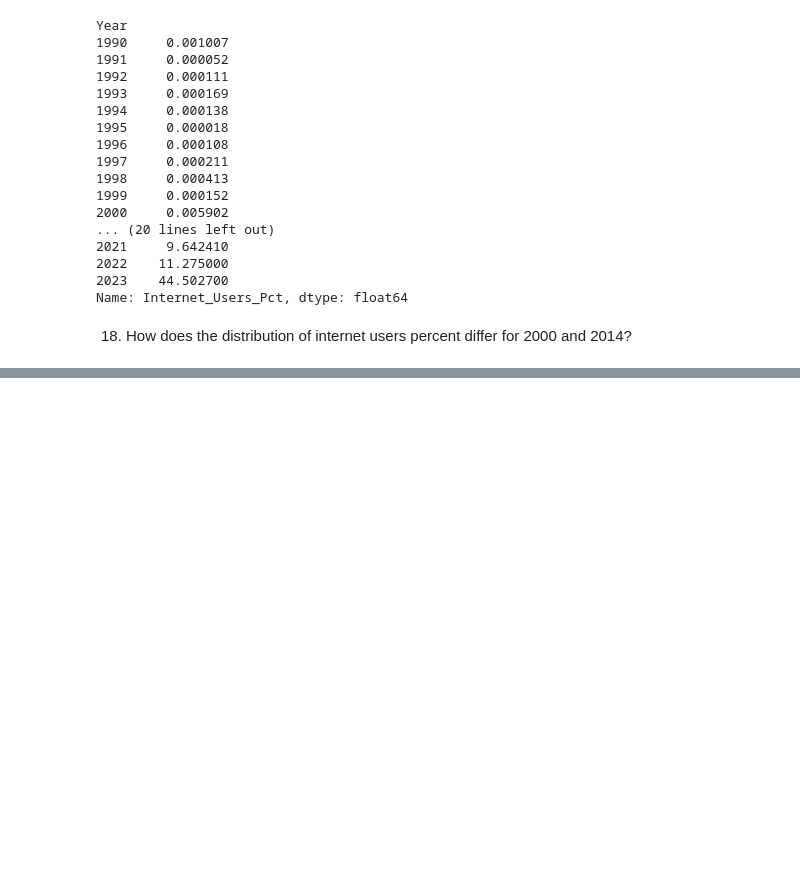
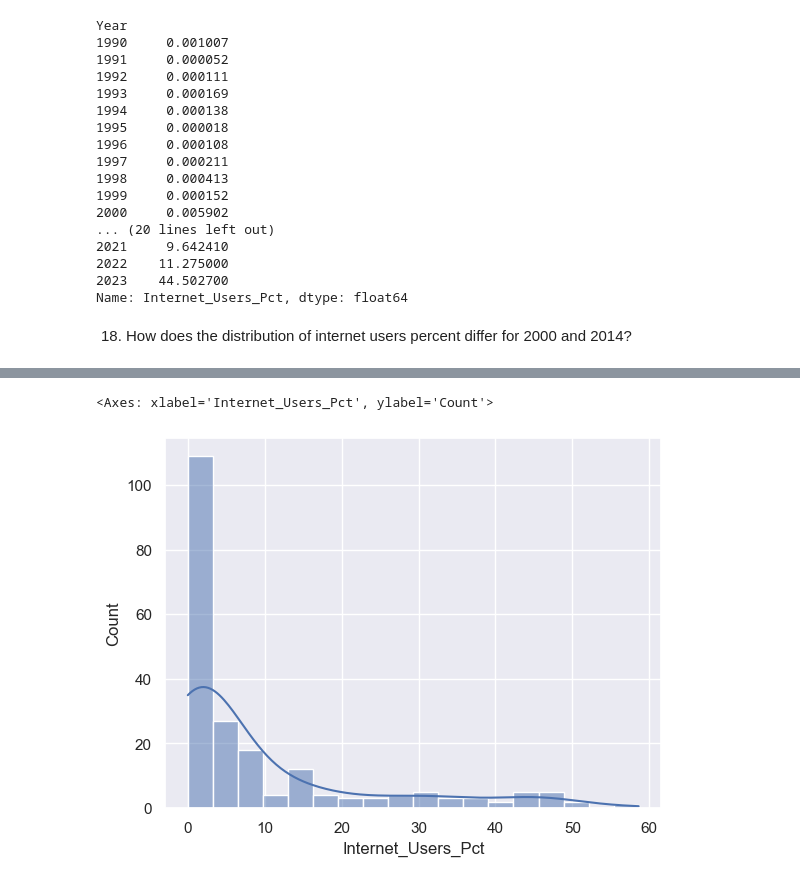
Before and after one commit to NSS-Data-Analytics-Cohort-14/gdp-and-internet-usage-Djmayfield-alt, a Jupyter notebook: notebooks/gdp_project.ipynb, the cells around one changed output, grey strips where cells are left out. Saved outputs shown, nothing was run; the diff lists cells and outputs as text; code cells hidden in the pictures; blank space fills up the shorter version.

```diff
--- a/notebooks/gdp_project.ipynb
+++ b/notebooks/gdp_project.ipynb
@@ -365,3 +365,6 @@ Name: Internet_Users_Pct, dtype: float64
 ## 2015
 # %% [markdown]
 18. How does the distribution of internet users percent differ for 2000 and 2014?
+# %%
+internet_2000_df = internet_df[internet_df['Year'] == 2000]
+internet_2000_df.head()
@@ -367,0 +388,7 @@ Name: Internet_Users_Pct, dtype: float64
+# %%
+sns.histplot(data=internet_2000_df,
+             x='Internet_Users_Pct',
+            kde=True)
+# %% [output]
+<Axes: xlabel='Internet_Users_Pct', ylabel='Count'>
+[figure, added]
```
Also changed, not shown: parts of 5 cells of this notebook.
